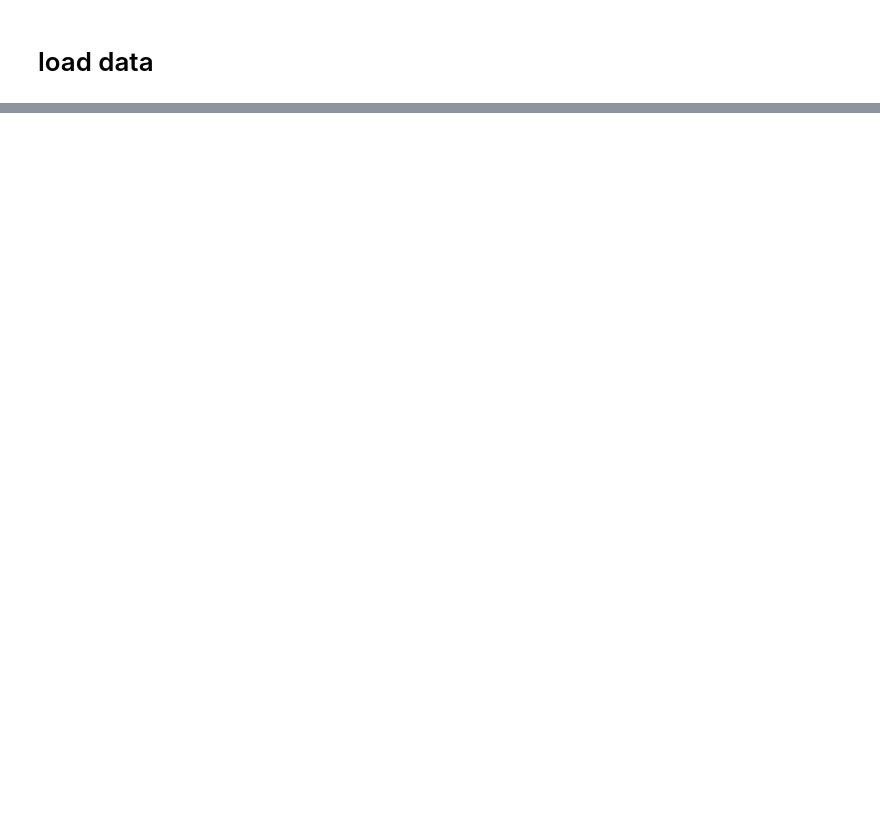
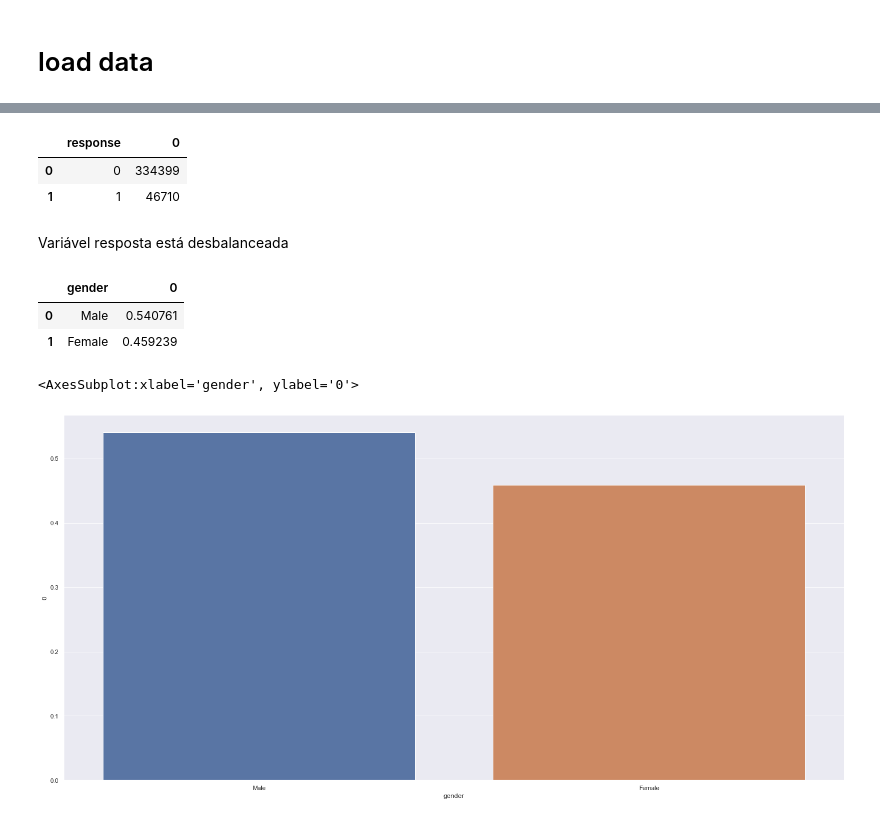
Before and after one commit to lavinomenezes/PA004, a Jupyter notebook: PA04_Insurance_all_coleta_de_dados.ipynb, the cells around one changed output, grey strips where cells are left out. Saved outputs shown, nothing was run; the diff lists cells and outputs as text; code cells hidden in the pictures; blank space fills up the shorter version.

```diff
--- a/PA04_Insurance_all_coleta_de_dados.ipynb
+++ b/PA04_Insurance_all_coleta_de_dados.ipynb
@@ -27,0 +36,2 @@ data_raw
+# %%
+data_raw = data_raw.drop(columns=['id.1','id.2'])
@@ -27,0 +114,5 @@ data_raw
+# %%
+df1 = data_raw.copy()
+# %%
+num_atributtes = df1[['id','age','annual_premium', 'vintage']]
+cat_atributtes = df1[['gender','policy_sales_channel','region_code','previously_insured','driving_license','vehicle_damage','vehicle_age','response']]
@@ -27,0 +162,19 @@ data_raw
+# %%
+cat_atributtes[['response']].value_counts().reset_index()
+# %% [output]
+|  | response | 0 |
+| 0 | 0 | 334399 |
+| 1 | 1 | 46710 |
+# %% [markdown]
+Variável resposta está desbalanceada
+# %%
+cat_atributtes[['gender']].value_counts(normalize=True).reset_index()
+# %% [output]
+|  | gender | 0 |
+| 0 | Male | 0.540761 |
+| 1 | Female | 0.459239 |
+# %%
+sns.barplot(x='gender',y=0,data=cat_atributtes[['gender']].value_counts(normalize=True).reset_index())
+# %% [output]
+<AxesSubplot:xlabel='gender', ylabel='0'>
+[figure, added]
```
Also changed, not shown: parts of 19 cells of this notebook.
